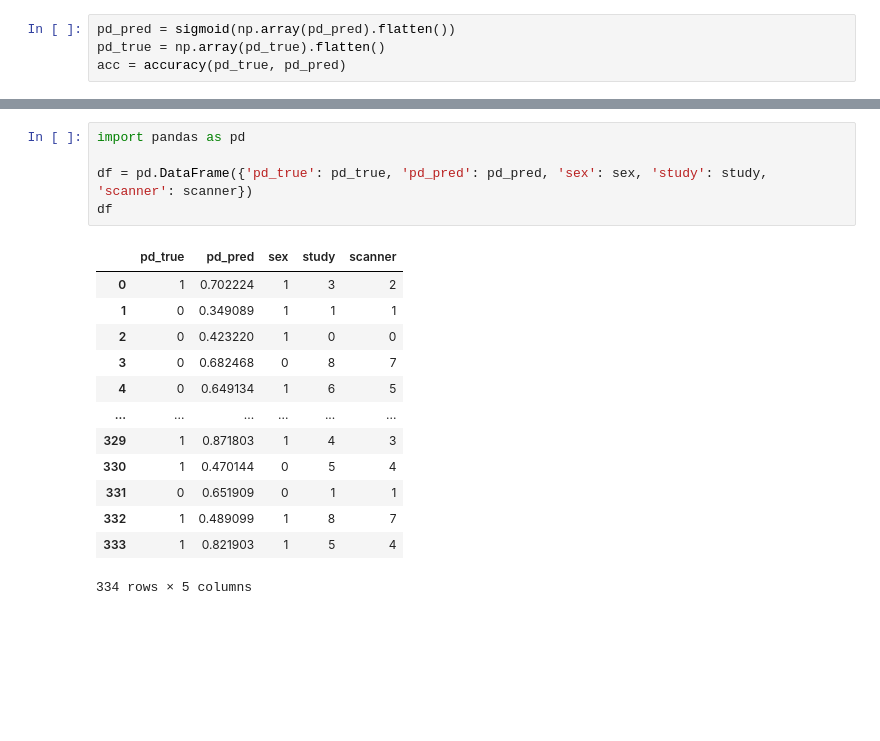
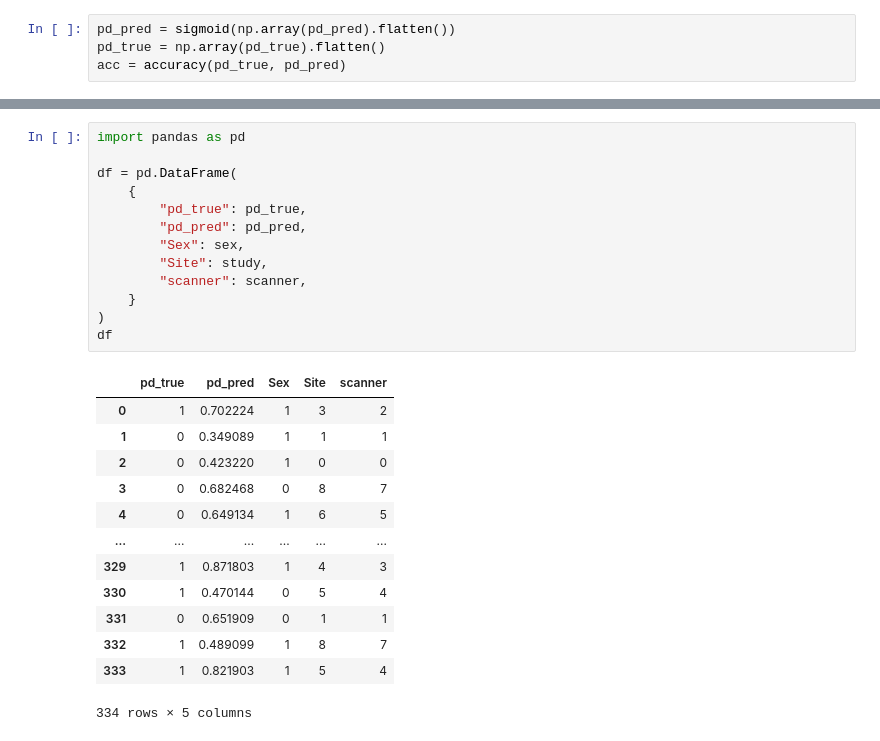
Before and after one commit to vibujithan/shortcut-analysis, a Jupyter notebook: PD/subgroup_analysis.ipynb, the cells around one changed output, grey strips where cells are left out. Saved outputs shown, nothing was run; the diff lists cells and outputs as text; blank space fills up the shorter version.

```diff
--- a/PD/subgroup_analysis.ipynb
+++ b/PD/subgroup_analysis.ipynb
@@ -74,10 +78,18 @@ plt.savefig(f'/data/Papers/MICCAI-biases/subgroup-analysis/overall.pdf', dpi=300
 # %%
 import pandas as pd
 
-df = pd.DataFrame({'pd_true': pd_true, 'pd_pred': pd_pred, 'sex': sex, 'study': study, 'scanner': scanner})
+df = pd.DataFrame(
+    {
+        "pd_true": pd_true,
+        "pd_pred": pd_pred,
+        "Sex": sex,
+        "Site": study,
+        "scanner": scanner,
+    }
+)
 df
 # %% [output]
-|  | pd_true | pd_pred | sex | study | scanner |
+|  | pd_true | pd_pred | Sex | Site | scanner |
 | 0 | 1 | 0.702224 | 1 | 3 | 2 |
 | 1 | 0 | 0.349089 | 1 | 1 | 1 |
 | 2 | 0 | 0.423220 | 1 | 0 | 0 |
```
Also changed, not shown: parts of 10 cells of this notebook, 1 other file.
